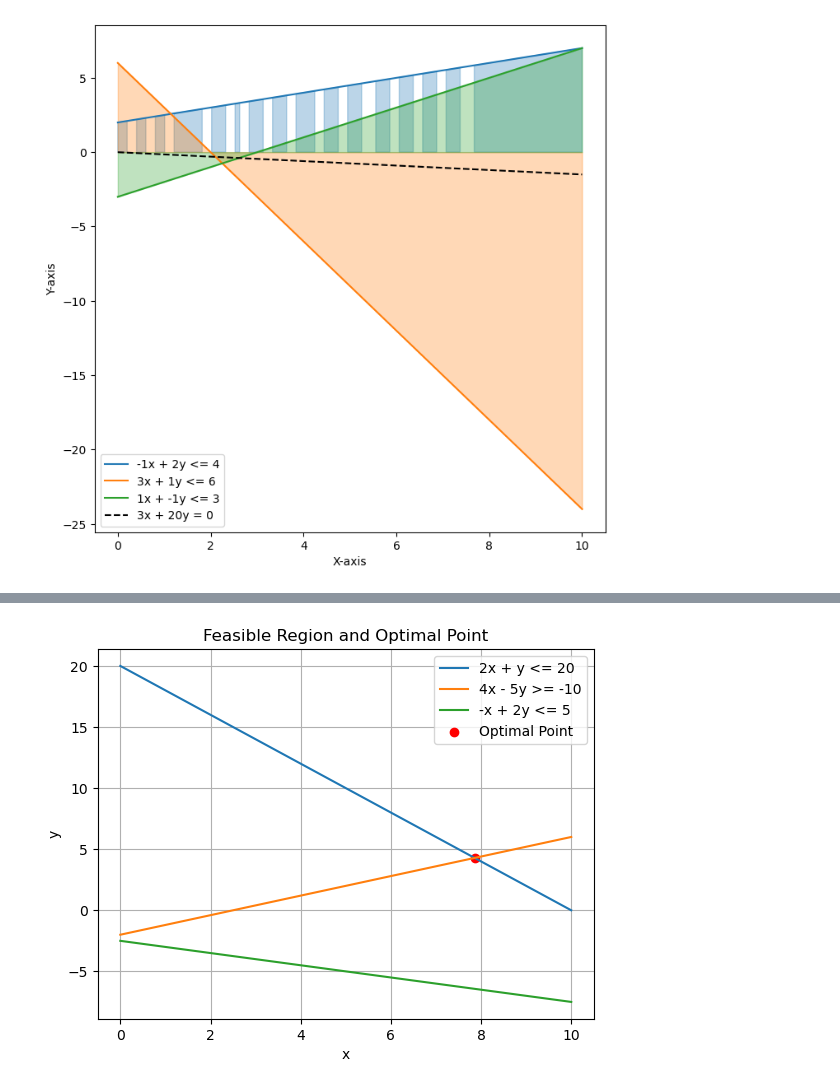
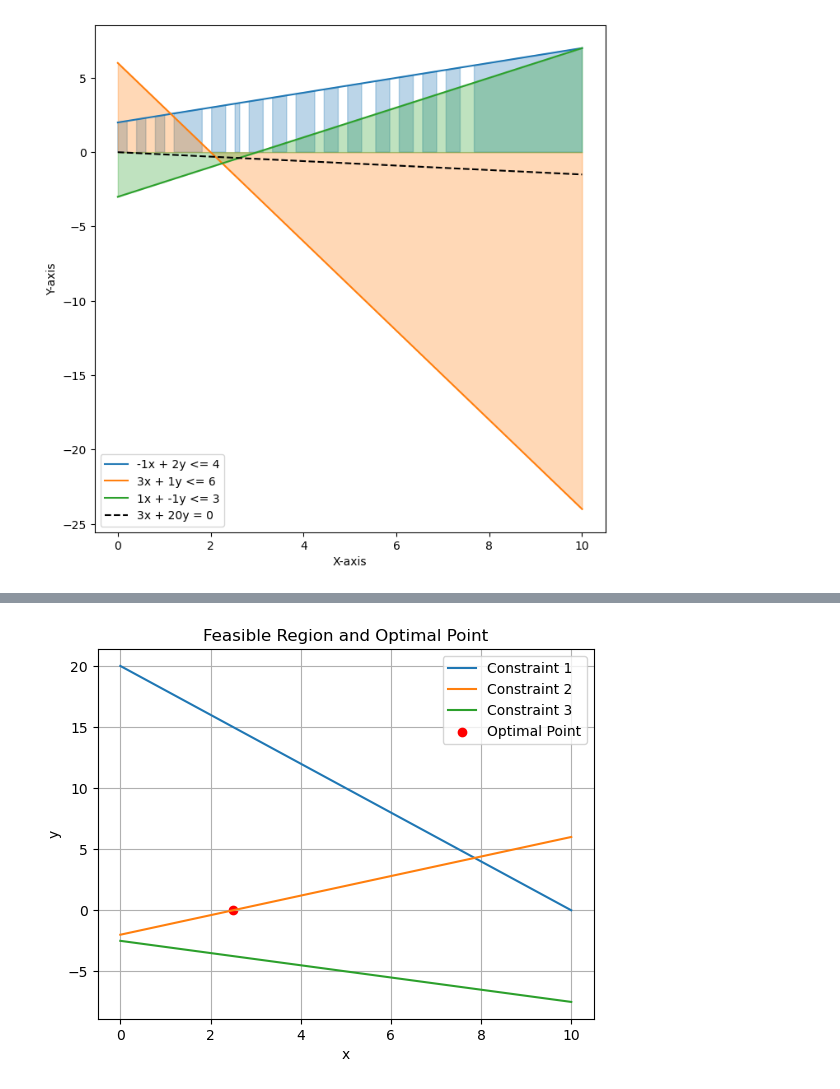
Before and after one commit to ragu8/Linear-Programming, a Jupyter notebook: Examples.ipynb, the cells around one changed output, grey strips where cells are left out. Saved outputs shown, nothing was run; the diff lists cells and outputs as text; code cells hidden in the pictures.

```diff
--- a/Linear Programming.ipynb
+++ b/Examples.ipynb
@@ -78,84 +31,7 @@ Objective Value: 54.86
 # %%
-import numpy as np
-from scipy.optimize import linprog
-import matplotlib.pyplot as plt
-from mpl_toolkits.mplot3d import Axes3D
-
-def simplex_solver(c, A, b, maximize=True):
-    if maximize:
-        c = -c  # Convert maximization to minimization
-    result = linprog(c, A_ub=A, b_ub=b, method='highs')
-
-    return result
-
-def plot_2d_solution(c, A, b, maximize=True):
-    result = simplex_solver(c, A, b, maximize)
-
-    # Plotting the feasible region
-    x = np.linspace(0, 10, 100)
-    y1 = (b[0] - A[0, 0] * x) / A[0, 1]
-    y2 = (b[1] - A[1, 0] * x) / A[1, 1]
-    y3 = (b[2] - A[2, 0] * x) / A[2, 1]
-
-    plt.plot(x, y1, label='2x + y <= 20')
-    plt.plot(x, y2, label='4x - 5y >= -10')
-    plt.plot(x, y3, label='-x + 2y <= 5')
-
-    # Highlighting the optimal point
-    plt.scatter(result.x[0], result.x[1], color='red', marker='o', label='Optimal Point')
-
-    plt.xlabel('x')
-    plt.ylabel('y')
-    plt.title('Feasible Region and Optimal Point')
-    plt.legend()
-    plt.grid(True)
-    plt.show()
-
-    print_solution(result)
-
-def print_solution(result):
-    print("Decision Variables:", result.x)
-    print("Objective Value:", -result.fun)  # Convert back to maximization if needed
-
-def plot_3d_solution(c, A, b, maximize=True):
-    result = simplex_solver(c, A, b, maximize)
-
-    fig = plt.figure()
-    ax = fig.add_subplot(111, projection='3d')
-
-    # Plotting the feasible region
-    x = np.linspace(0, 10, 100)
-    y = np.linspace(0, 10, 100)
-    X, Y = np.meshgrid(x, y)
-
-    Z1 = (b[0] - A[0, 0] * X - A[0, 1] * Y) / A[0, 2]
-    Z2 = (b[1] - A[1, 0] * X - A[1, 1] * Y) / A[1, 2]
-    Z3 = (b[2] - A[2, 0] * X - A[2, 1] * Y) / A[2, 2]
-
-    ax.plot_surface(X, Y, Z1, alpha=0.5, rstride=100, cstride=100)
-    ax.plot_surface(X, Y, Z2, alpha=0.5, rstride=100, cstride=100)
-    ax.plot_surface(X, Y, Z3, alpha=0.5, facecolors='g', rstride=100, cstride=100)
-
-    # Highlighting the optimal point
-    ax.scatter(result.x[0], result.x[1], -result.fun, color='red', marker='o', label='Optimal Point')
-
-    ax.set_xlabel('X')
-    ax.set_ylabel('Y')
-    ax.set_zlabel('Z')
-    ax.set_title('Feasible Region and Optimal Point')
-    plt.show()
-
-    print_solution(result)
-
-# Example usage:
-c = np.array([-3, -2, 0])  # Coefficients of the objective function
-A = np.array([[2, 1, 0], [-4, 5, 0], [-1, -2, 0]])  # Coefficients of the constraints
-b = np.array([20, -10, 5])  # Right-hand side values of the constraints
-
-# Visualize in 2D
-plot_2d_solution(c, A, b,False)
-
-# Visualize in 3D
-plot_3d_solution(c, A, b,False)
+Objective_Function = np.array([-3, -2, 0])
+constraints = np.array([[2, 1, 0], [-4, 5, 0], [-1, -2, 0]])
+RHS = np.array([20, -10, 5])
+simplex(Objective_Function, constraints, RHS, maximize=True, plot_3d = False)
 # %% [output]
-[figure, old version]
+[figure, new version]
```
Also changed, not shown: parts of 14 cells of this notebook, 6 other files.
